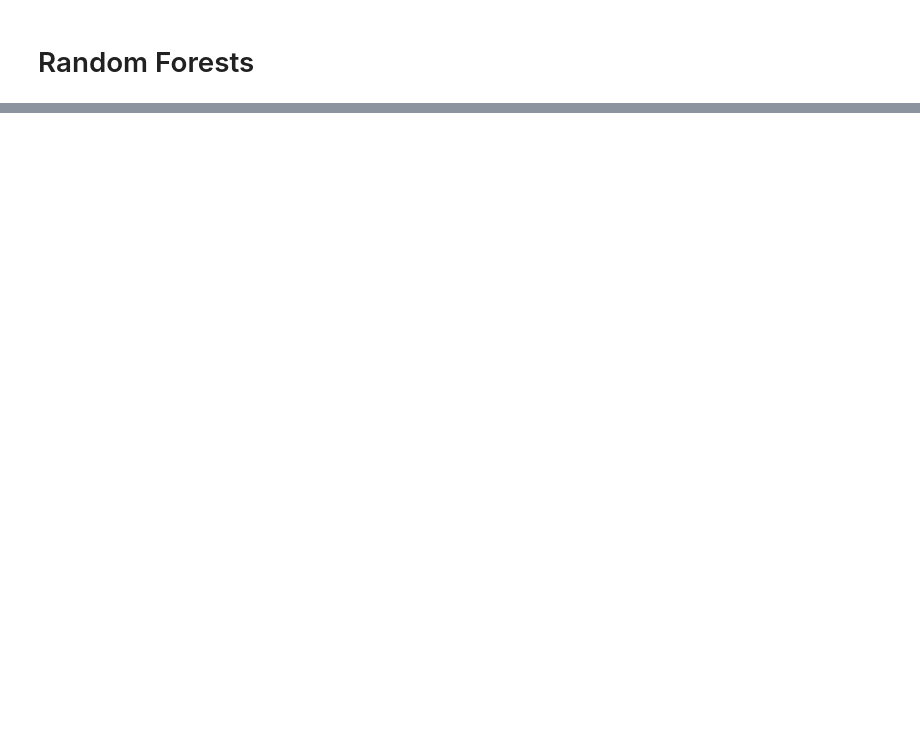
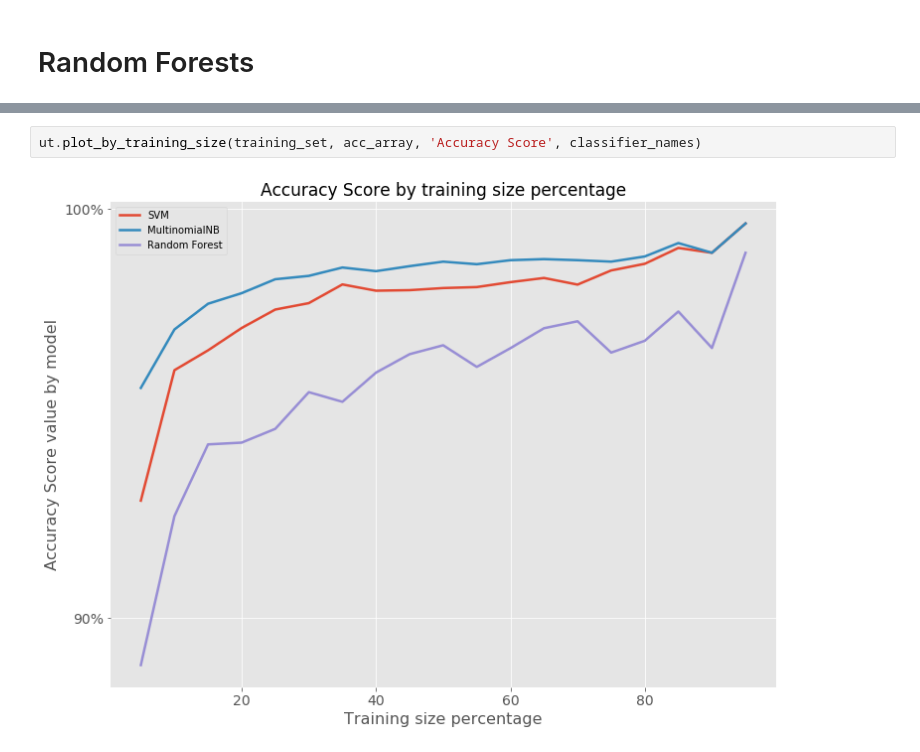
Before and after one commit to datavistics/sms_spam, a Jupyter notebook: notebooks/Model Comparisons.ipynb, the cells around one changed output, grey strips where cells are left out. Saved outputs shown, nothing was run; the diff lists cells and outputs as text; blank space fills up the shorter version.

```diff
--- a/notebooks/Model Comparisons.ipynb
+++ b/notebooks/Model Comparisons.ipynb
@@ -221,0 +282,4 @@ Matthews Correlation Coefficient:  0.7873108770282755
+# %%
+ut.plot_by_training_size(training_set, acc_array, 'Accuracy Score', classifier_names)
+# %% [output]
+[figure, added]
```
Also changed, not shown: parts of 26 cells of this notebook, 1 other file.
